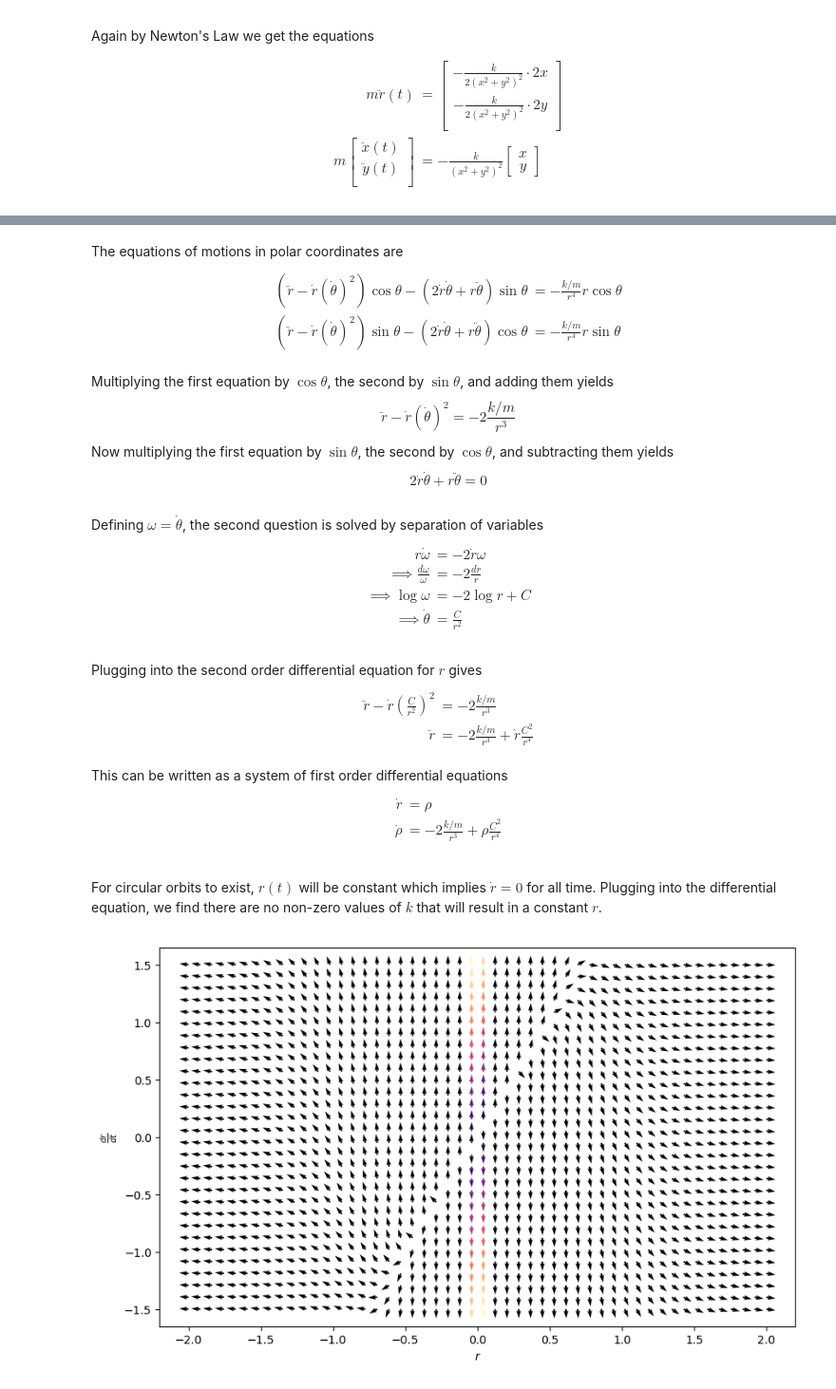
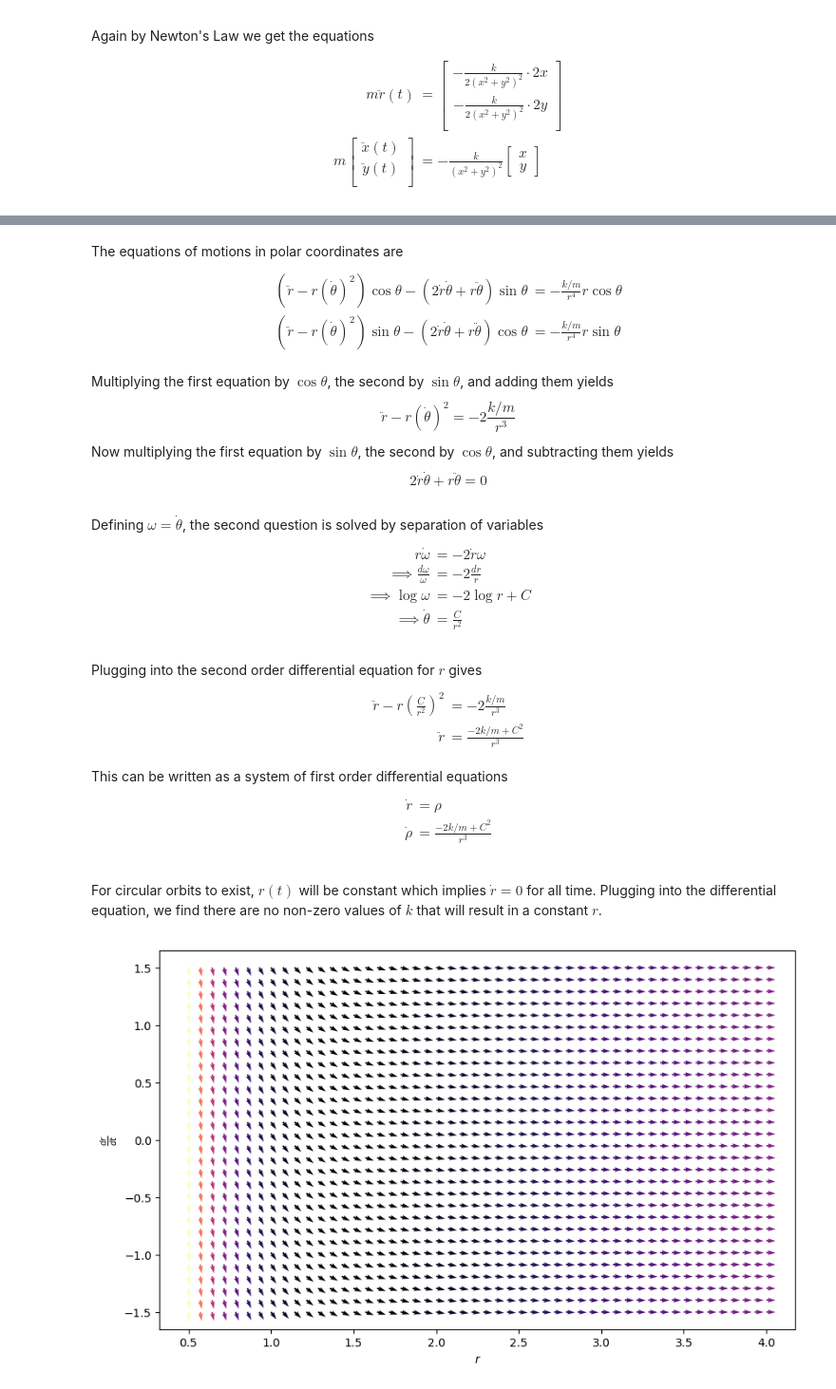
Before and after one commit to chaaland/classical-mechanics-ttm, a Jupyter notebook: Chapter5/Chapter5.ipynb, the cells around one changed output, grey strips where cells are left out. Shown: that part at 95% size. Drawn from its saved outputs; the diff is of its cells as text; code cells hidden in the pictures.

```diff
--- a/Chapter5/Chapter5.ipynb
+++ b/Chapter5/Chapter5.ipynb
@@ -175,14 +175,14 @@ $$
 The equations of motions in polar coordinates are
 $$
 \begin{align}
-\left(\ddot{r} - \dot{r}(\dot{\theta})^2\right)\cos \theta - (2\dot{r}\dot{\theta} + r \ddot{\theta})\sin \theta &= -\frac{k/m}{r^4}r\cos \theta\\
-\left(\ddot{r} - \dot{r}(\dot{\theta})^2\right)\sin \theta - (2\dot{r}\dot{\theta} + r \ddot{\theta})\cos \theta &= -\frac{k/m}{r^4}r\sin \theta\\
+\left(\ddot{r} - r(\dot{\theta})^2\right)\cos \theta - (2\dot{r}\dot{\theta} + r \ddot{\theta})\sin \theta &= -\frac{k/m}{r^4}r\cos \theta\\
+\left(\ddot{r} - r(\dot{\theta})^2\right)\sin \theta - (2\dot{r}\dot{\theta} + r \ddot{\theta})\cos \theta &= -\frac{k/m}{r^4}r\sin \theta\\
 \end{align}
 $$
 
 Multiplying the first equation by $\cos \theta$, the second by $\sin \theta$, and adding them yields
 $$
-\ddot{r}-\dot{r}(\dot{\theta})^2 = -2\frac{k/m}{r^3}
+\ddot{r}-r(\dot{\theta})^2 = -2\frac{k/m}{r^3}
 $$
 Now multiplying the first equation by $\sin \theta$, the second by $\cos \theta$, and subtracting them yields
 $$
@@ -202,15 +202,15 @@ $$
 Plugging into the second order differential equation for $r$ gives
 $$
 \begin{align*}
-\ddot{r}-\dot{r}\left(\frac{C}{r^2}\right)^2 &= -2\frac{k/m}{r^3}\\
-\ddot{r} &= -2\frac{k/m}{r^3}+\dot{r}\frac{C^2}{r^4}\\
+\ddot{r}-r\left(\frac{C}{r^2}\right)^2 &= -2\frac{k/m}{r^3}\\
+\ddot{r} &= \frac{-2k/m+C^2}{r^3}\\
 \end{align*}
 $$
 This can be written as a system of first order differential equations
 $$
 \begin{align*}
 \dot{r} &=\rho \\
-\dot{\rho} &= -2\frac{k/m}{r^3}+\rho\frac{C^2}{r^4}\\
+\dot{\rho} &= \frac{-2k/m+C^2}{r^3}\\
 \end{align*}
 $$
 # %% [markdown]
@@ -218,35 +218,36 @@ For circular orbits to exist, $r(t)$ will be constant which implies $\dot{r} = 0
 # %%
 k = 1
 m = 1
-c = 1
+c = 0
 
 n_x = 50
 n_y = 30
 
-x_vals = LinRange(-2, 2, n_x)
+x_vals = LinRange(0.5, 4, n_x)
 y_vals = LinRange(-1.5, 1.5, n_y)
 
 figure(figsize=(10,6))
 r_mesh = [i for i in x_vals, j in y_vals]
 rho_mesh = [j for i in x_vals, j in y_vals]
 
 r_plot = vec(r_mesh)
 rho_plot = vec(rho_mesh)
 
 dr = r_plot
-drho = -2 * (k/m) ./ r_plot .^ 3 + c^2 * rho_plot ./ r_plot .^ 4
+# drho = (-2 * (k/m) + c^2) ./ r_plot .^ 3
+drho = (-2 * (k/m)) ./ r_plot .^ 2  + c^2 ./ r_plot .^ 3
 
 grad_field_norms = [hypot(dr[i],  drho[i]) for i in 1:length(r_plot)]
 max_norm = maximum(grad_field_norms)
 min_norm = minimum(grad_field_norms)
 
 intensity = log1p.((grad_field_norms .- min_norm) / (max_norm - min_norm))
 
 quiver(r_plot, rho_plot,
     dr ./ grad_field_norms, drho ./ grad_field_norms,
     color=PyPlot.cm.magma((grad_field_norms .- min_norm) / (max_norm - min_norm)), angles="xy");
 
 xlabel(L"$r$");
 ylabel(L"$\frac{dr}{dt}$");
 # %% [output]
-[figure, old version]
+[figure, new version]
```
Also changed, not shown: parts of 3 cells of this notebook.
